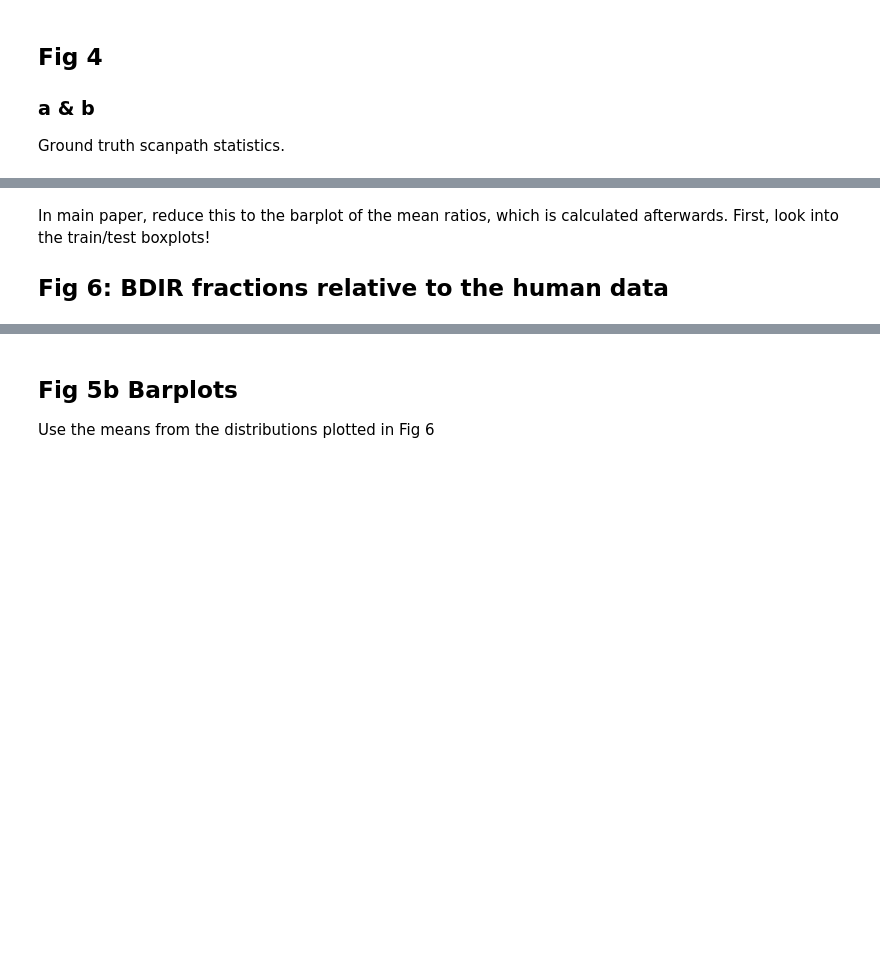
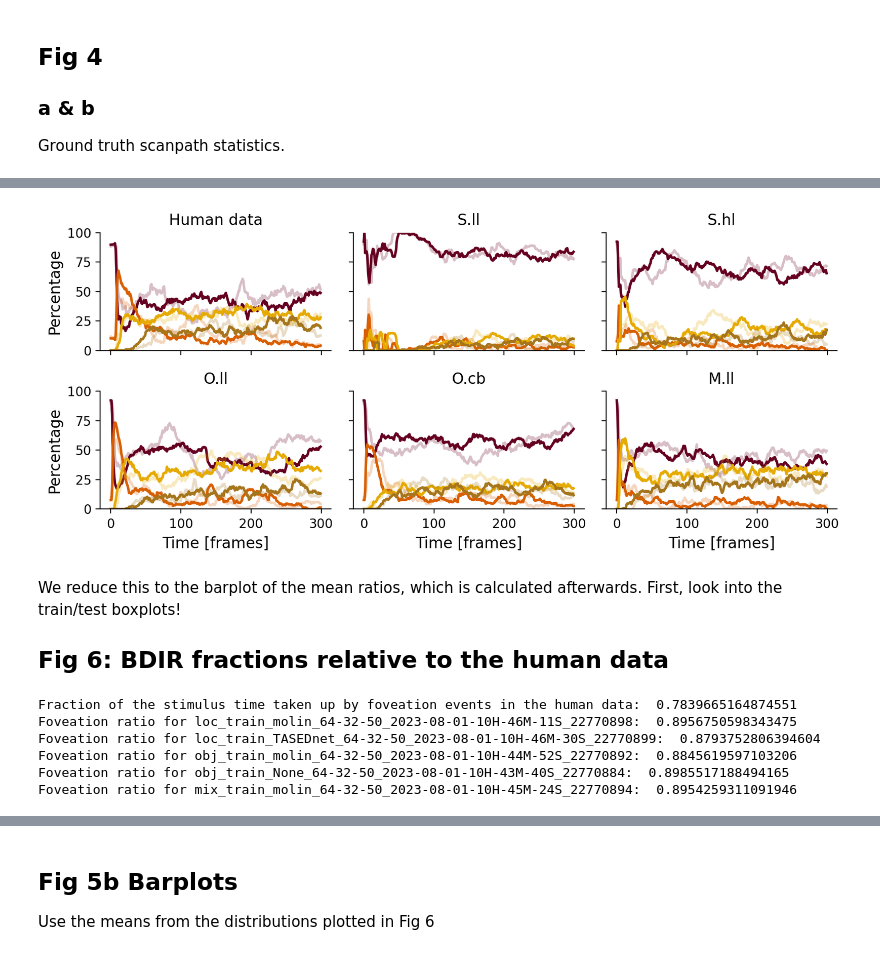
Before and after one commit to rederoth/ScanDy, a Jupyter notebook: examples/manuscript_results.ipynb, the cells around one changed output, grey strips where cells are left out. Saved outputs shown, nothing was run; the diff lists cells and outputs as text; code cells hidden in the pictures; blank space fills up the shorter version.

```diff
--- a/examples/manuscript_results.ipynb
+++ b/examples/manuscript_results.ipynb
@@ -214,10 +273,0 @@ np.max(px_hlf_dur_ms)
-# %%
-# create legend separately
-fig, ax = plt.subplots(1,1,dpi=150, figsize=(4,3))
-ax.plot([0,1], [0,0], lw=2, label=gtname, color=cl[0])
-ax.plot([0,1], [0,0], lw=2, label="L.ll model", color=cl[1])#names[0])
-ax.plot([0,1], [0,0], lw=2, label="L.hl model", color=cl[2])#names[1])
-ax.plot([0,1], [0,0], lw=2, label="O.ll model", color=cl[3])#names[2])
-ax.plot([0,1], [9,9], lw=2, label="O.cb model", color=cl[5])#names[3])
-plt.legend()
-plt.show()
@@ -290,9 +344,57 @@ for model_idx in range(4):
+# %%
+def get_BDIR_per_frames(df):
+    BDIR_per_frames = np.zeros((4,300))
+    bdir_to_row = {'B': 0, 'D': 1, 'I': 2, 'R': 3}
+    for index, row in df.iterrows():
+        BDIR_per_frames[bdir_to_row[row['fov_category']], row['frame_start']:row['frame_end']+1] += 1
+    BDIR_ratios_per_frames = 100 * BDIR_per_frames / np.sum(BDIR_per_frames, axis=0)
+    return BDIR_ratios_per_frames
+
+
+
+fig, axs = plt.subplots(2,3, dpi=200, figsize=(9,4), sharex=True, sharey=True)
+
+for ax_i, ax in enumerate(axs.flatten()):
+    if ax_i == 0:
+        ax.set_ylabel('Percentage', fontsize=12)
+        ax.set_title(gtname, fontsize=12)
+        ratios_train = get_BDIR_per_frames(VidCom.train_foveation_df)
+        ratios_test = get_BDIR_per_frames(VidCom.test_foveation_df)
+    else:
+        model_idx = ax_i - 1
+        runid = run_ids[model_idx]
+        df = pd.read_csv(f'ScanDy_results/{runid}/res_df_top0.csv.gz', compression='gzip')
+        ratios_train = get_BDIR_per_frames(df[df.video.isin(VidCom.trainset)])
+        ratios_test = get_BDIR_per_frames(df[df.video.isin(VidCom.testset)])
+        ax.set_title(names[model_idx], fontsize=12)
+
+    for i in range(4):
+        ax.plot(ratios_train[i], color=dircl[i], lw=2, alpha=0.25)
+        ax.plot(ratios_test[i], color=dircl[i], lw=2, label=dirnames[i])
+
+    if ax_i == 3:
+        ax.set_ylabel('Percentage', fontsize=12)
+    if ax_i > 2:
+        ax.set_xlabel('Time [frames]', fontsize=12)
+    ax.set_ylim(0,100)
+sns.despine(); plt.tight_layout(); plt.show()
+# %% [output]
+[figure, added]
 # %% [markdown]
-In main paper, reduce this to the barplot of the mean ratios, which is calculated afterwards.
+We reduce this to the barplot of the mean ratios, which is calculated afterwards.
 First, look into the train/test boxplots!
 
 ## Fig 6: BDIR fractions relative to the human data
 # %%
 print("Fraction of the stimulus time taken up by foveation events in the human data: ", VidCom.get_foveation_ratio())
-print("This is 100% for the models.")
+for runid in run_ids:
+    model = ObjectModel(VidCom, preload_res_df=pd.read_csv(f'ScanDy_results/{runid}/res_df_top0.csv.gz', compression='gzip'))
+    print(f"Foveation ratio for {runid}: ", model.get_foveation_ratio())
+# %% [output]
+Fraction of the stimulus time taken up by foveation events in the human data:  0.7839665164874551
+Foveation ratio for loc_train_molin_64-32-50_2023-08-01-10H-46M-11S_22770898:  0.8956750598343475
+Foveation ratio for loc_train_TASEDnet_64-32-50_2023-08-01-10H-46M-30S_22770899:  0.8793752806394604
+Foveation ratio for obj_train_molin_64-32-50_2023-08-01-10H-44M-52S_22770892:  0.8845619597103206
+Foveation ratio for obj_train_None_64-32-50_2023-08-01-10H-43M-40S_22770884:  0.8985517188494165
+Foveation ratio for mix_train_molin_64-32-50_2023-08-01-10H-45M-24S_22770894:  0.8954259311091946
 # %%
```
Also changed, not shown: parts of 38 cells of this notebook, 2 other files.
